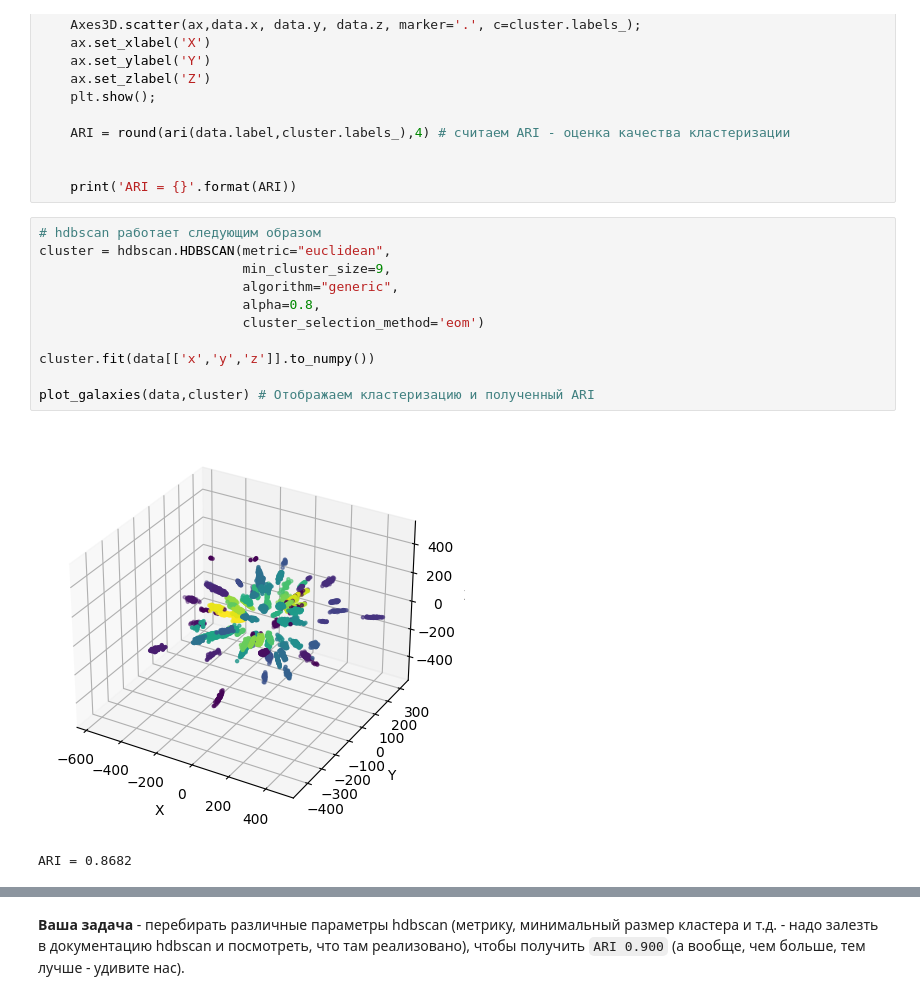
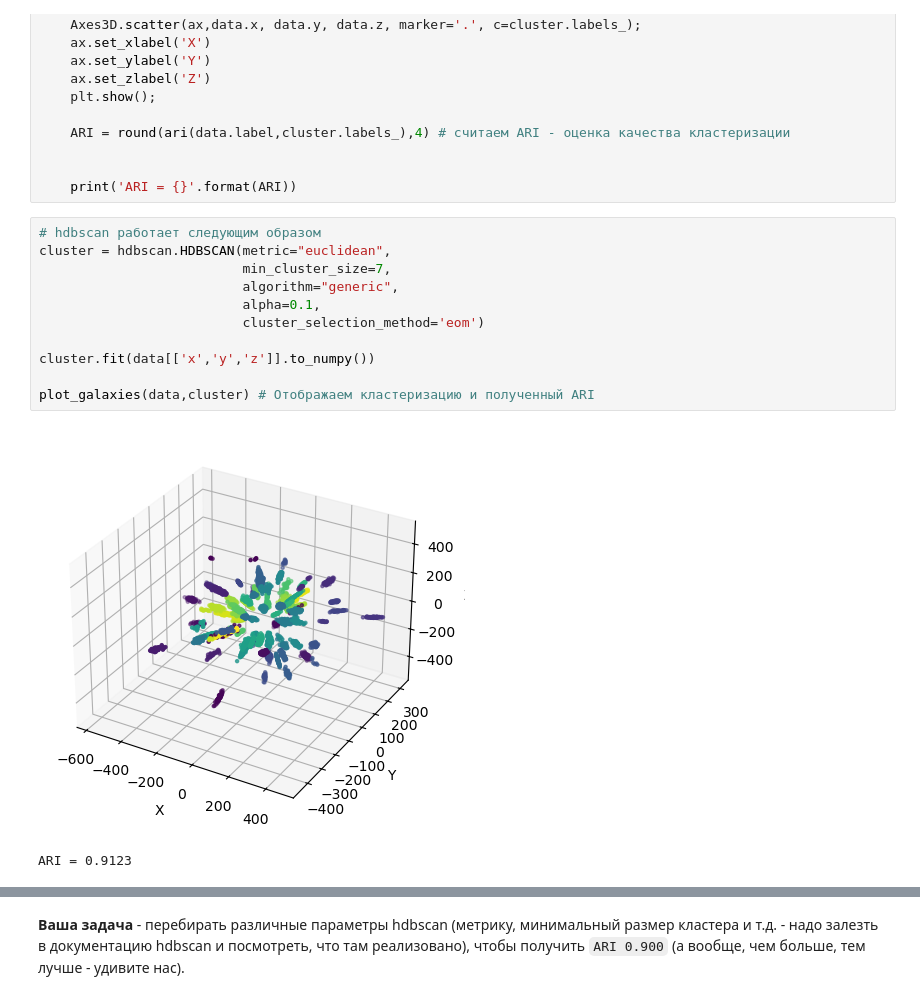
Before and after one commit to pinbraerts/vychmaty, a Jupyter notebook: week8.ipynb, the cells around one changed output, grey strips where cells are left out. Saved outputs shown, nothing was run; the diff lists cells and outputs as text.

```diff
--- a/week8.ipynb
+++ b/week8.ipynb
@@ -566,14 +227,14 @@ def plot_galaxies(data,cluster):
 # %%
 # hdbscan работает следующим образом
 cluster = hdbscan.HDBSCAN(metric="euclidean",
-                          min_cluster_size=9,
+                          min_cluster_size=7,
                           algorithm="generic",
-                          alpha=0.8,
+                          alpha=0.1,
                           cluster_selection_method='eom')
 
 cluster.fit(data[['x','y','z']].to_numpy())
 
 plot_galaxies(data,cluster) # Отображаем кластеризацию и полученный ARI
 # %% [output]
-[figure, old version]
+[figure, new version]
-ARI = 0.8682
+ARI = 0.9123
```
Also changed, not shown: parts of 27 cells of this notebook.
